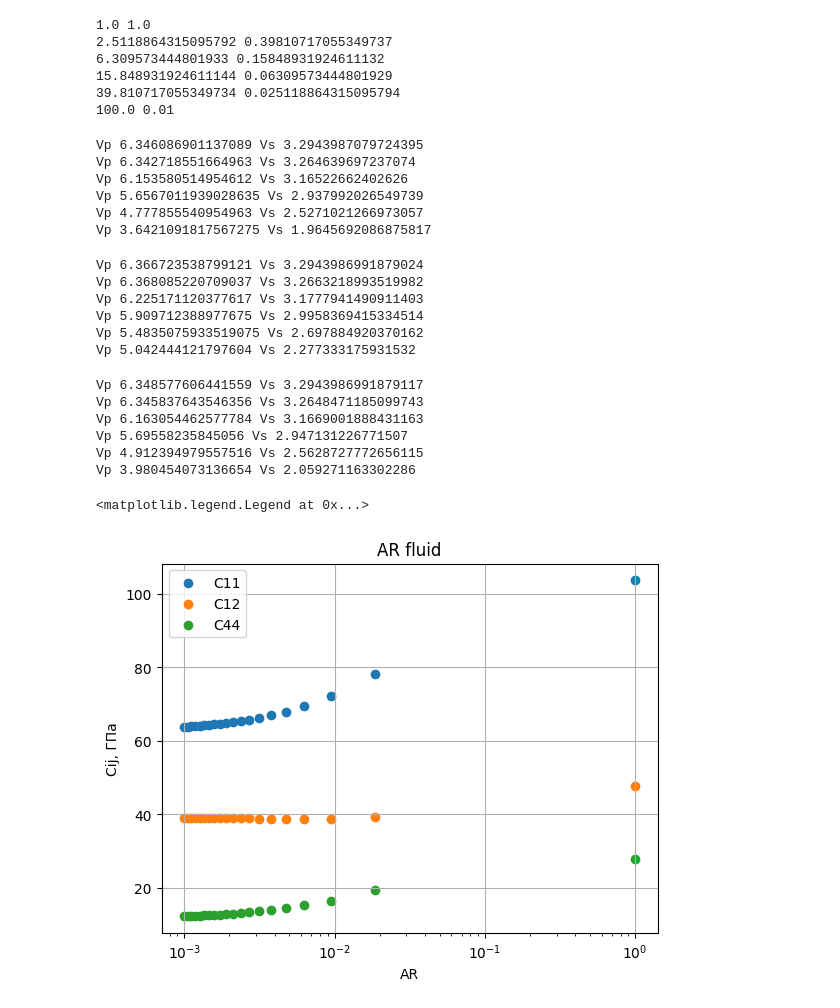
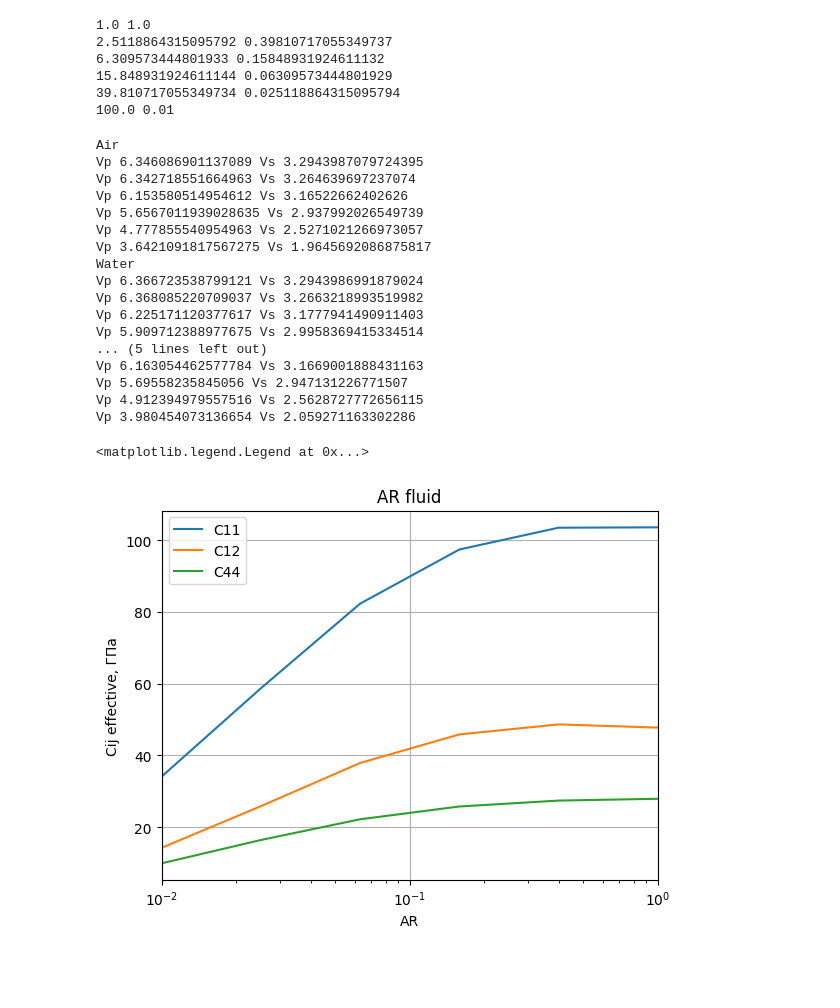
Before and after one commit to MariiaKalinina/Elasticity, a Jupyter notebook: Tver_elastisity_update_v1.ipynb, the cells around one changed output. Cells and saved outputs as stored; diff of their text form; code cells hidden in the pictures; blank space fills up the shorter version.

```diff
--- a/Tver_elastisity_update_v1.ipynb
+++ b/Tver_elastisity_update_v1.ipynb
@@ -397,3 +401,19 @@ C_fl = mat2tens(C_fl, compl=False)
+# %%
+def make_C_matrix(K_matrix, Mu_matrix):
+
+  M_C11 = K_matrix + 4/3*Mu_matrix
+  M_C44 = Mu_matrix
+  M_C12 = M_C11 - 2*M_C44
+
+
+  C_mtrx = np.zeros((6,6))
+  C_mtrx[0,0] = C_mtrx[1,1] = C_mtrx[2,2] = M_C11
+  C_mtrx[0,1] = C_mtrx[0,2] = C_mtrx[1,0] = C_mtrx[1,2] =C_mtrx[2,0] = C_mtrx[2,1] = M_C12
+  C_mtrx[3,3] = C_mtrx[4,4] = C_mtrx[5,5] = M_C44
+
+  C_mtrx = mat2tens(C_mtrx, compl=False)
+
+  return C_mtrx
 # %%
 def make_C_fluid (K_fluid, Mu_fluid):
 
@@ -572,3 +597,9 @@ data['Porosity,%'][0]
+# %%
+### Measured parametrs
+i = 0
+porosity_measured = data['Porosity,%'][0]
+Vp_air_measured = data['Vp air'][0]
+Vs_air_measured = data['Vs air'][0]
 # %%
 c11_air, c12_air, c44_air = [], [], []
 c11_water, c12_water, c44_water = [], [], []
@@ -576,11 +607,12 @@ c11_oil, c12_oil, c44_oil = [], [], []
 # porosity = np.arange(0.0, 1.1, 0.1)
 porosity = data['Porosity,%'][0]/100
 
+C_mtrx = make_C_matrix(K_calcite, mu_calcite)
+C_c = C_mtrx
 g_matrix = tensor_g(C_c, [1, 1, 1])
 
 AR = np.logspace(-2, 0, num=6)
 AR_loop = AR *10**2
-
 
 for i in AR_loop:
   print(i, 1/i)
@@ -618,50 +650,49 @@ for i in AR_loop:
 # %%
 density = 2.572247
 
+print('Air')
 for i, j in zip(c11_air, c44_air):
   print('Vp', np.sqrt(i / density), 'Vs', np.sqrt(j / density))
+
+print('Water')
+for i, j in zip(c11_water, c44_water):
+  print('Vp', np.sqrt(i / density), 'Vs', np.sqrt(j / density))
+
+print('Kerosene')
+for i, j in zip(c11_oil, c44_oil):
+  print('Vp', np.sqrt(i / density), 'Vs', np.sqrt(j / density))
 # %% [output]
+Air
 Vp 6.346086901137089 Vs 3.2943987079724395
 Vp 6.342718551664963 Vs 3.264639697237074
 Vp 6.153580514954612 Vs 3.16522662402626
 Vp 5.6567011939028635 Vs 2.937992026549739
 Vp 4.777855540954963 Vs 2.5271021266973057
 Vp 3.6421091817567275 Vs 1.9645692086875817
+Water
+Vp 6.366723538799121 Vs 3.2943986991879024
+Vp 6.368085220709037 Vs 3.2663218993519982
+Vp 6.225171120377617 Vs 3.1777941490911403
+Vp 5.909712388977675 Vs 2.9958369415334514
+... (5 lines left out)
+Vp 6.163054462577784 Vs 3.1669001888431163
+Vp 5.69558235845056 Vs 2.947131226771507
+Vp 4.912394979557516 Vs 2.5628727772656115
+Vp 3.980454073136654 Vs 2.059271163302286
-# %%
-for i, j in zip(c11_water, c44_water):
-  print('Vp', np.sqrt(i / density), 'Vs', np.sqrt(j / density))
-# %% [output]
-Vp 6.366723538799121 Vs 3.2943986991879024
-Vp 6.368085220709037 Vs 3.2663218993519982
-Vp 6.225171120377617 Vs 3.1777941490911403
-Vp 5.909712388977675 Vs 2.9958369415334514
-Vp 5.4835075933519075 Vs 2.697884920370162
-Vp 5.042444121797604 Vs 2.277333175931532
-# %%
-for i, j in zip(c11_oil, c44_oil):
-  print('Vp', np.sqrt(i / density), 'Vs', np.sqrt(j / density))
-# %% [output]
-Vp 6.348577606441559 Vs 3.2943986991879117
-Vp 6.345837643546356 Vs 3.2648471185099743
-Vp 6.163054462577784 Vs 3.1669001888431163
-Vp 5.69558235845056 Vs 2.947131226771507
-Vp 4.912394979557516 Vs 2.5628727772656115
-Vp 3.980454073136654 Vs 2.059271163302286
 # %%
-# AR = np.linspace(1, 1000, 20)
-
-plt.scatter(1/AR, c11, label='C11')
-plt.scatter(1/AR, c12, label='C12')
-plt.scatter(1/AR, c44, label='C44')
+plt.plot(1/AR_loop, c11_air, label='C11')
+plt.plot(1/AR_loop, c12_air, label='C12')
+plt.plot(1/AR_loop, c44_air, label='C44')
 plt.xscale("log")
 plt.xlabel('AR')
 
 plt.ylabel('Cij effective, ГПа')
 plt.title ('AR fluid')
+plt.xlim(10**-2, 10**0)
 
 plt.grid()
 plt.legend()
 # %% [output]
 <matplotlib.legend.Legend at 0x...>
-[figure, old version]
+[figure, new version]
 # %%
```
Also changed, not shown: parts of 20 cells of this notebook.
